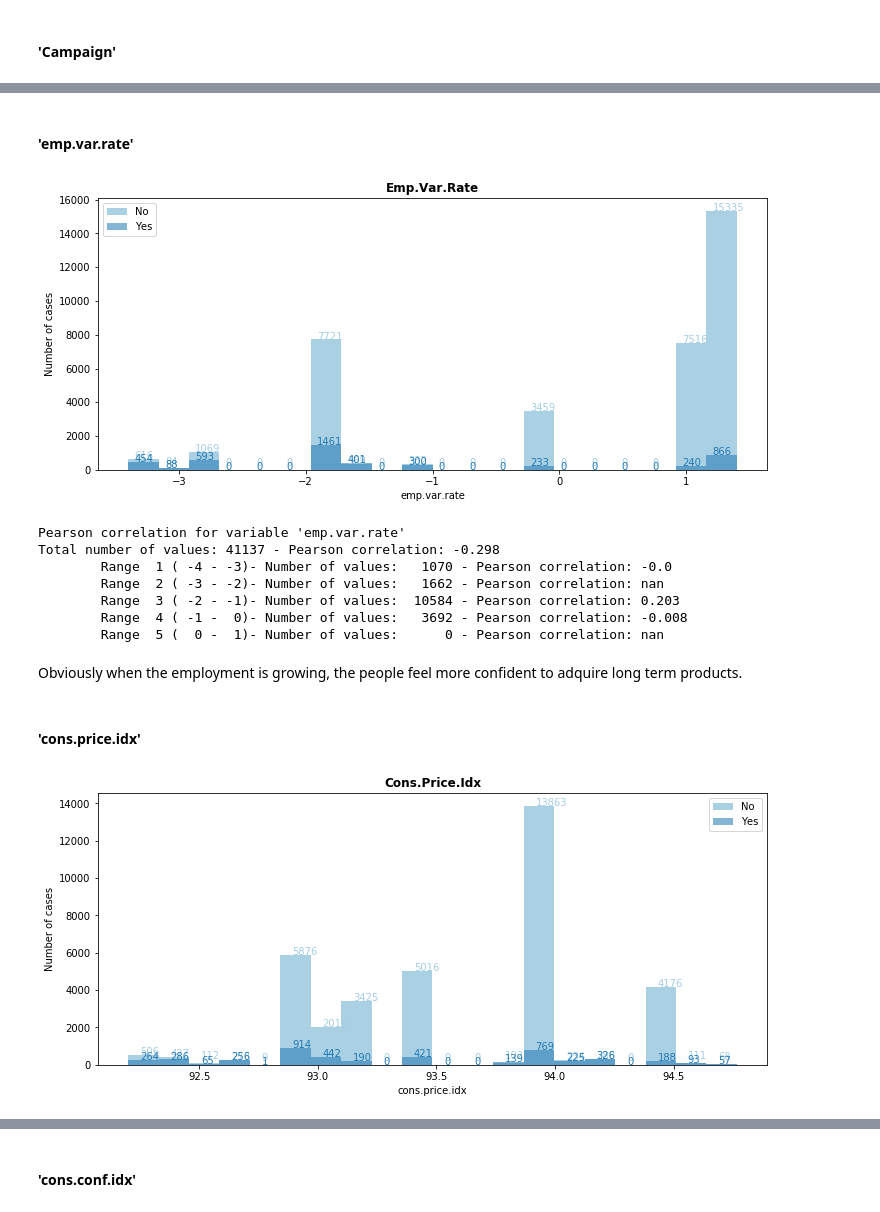
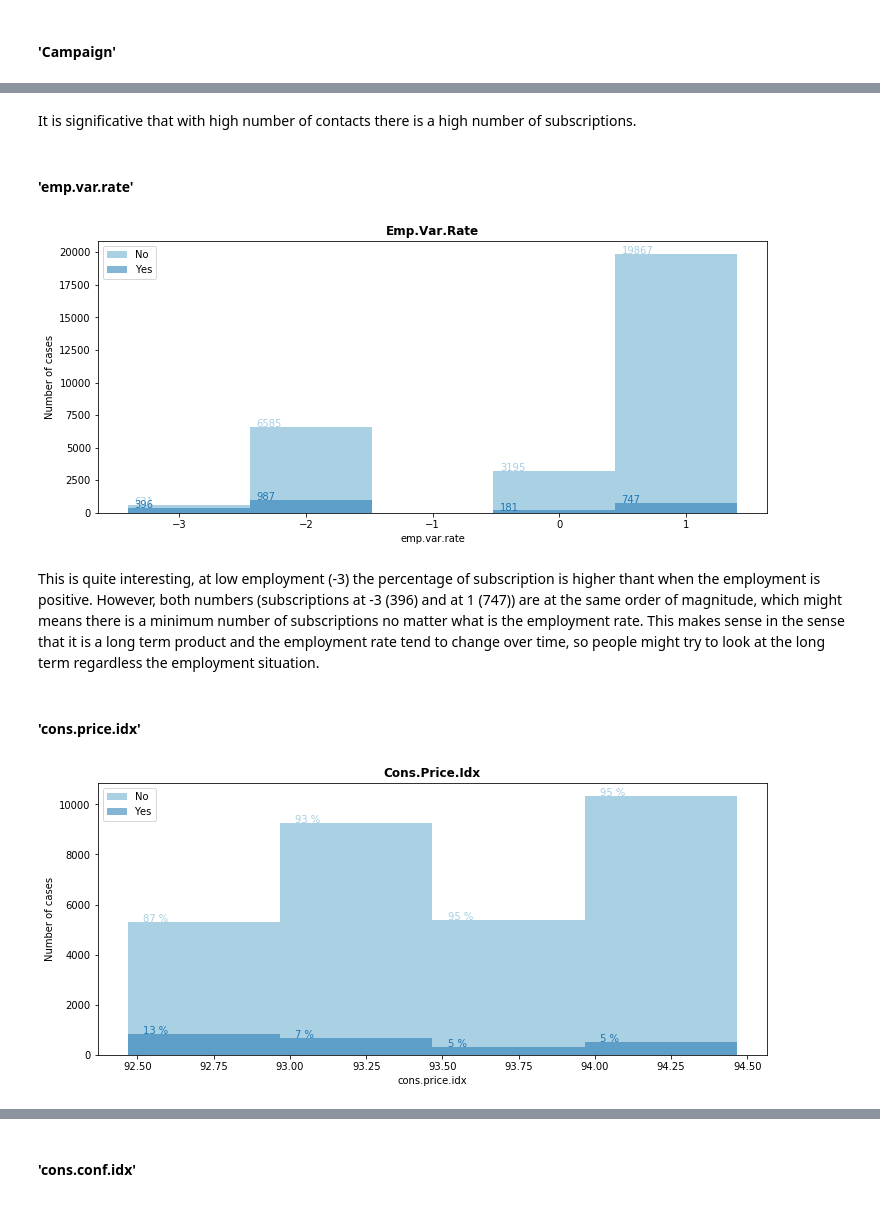
Before and after one commit to germa89/DataScientist-JobAssessment, a Jupyter notebook: Finance Job Assessment-Notebook.ipynb, the cells around one changed output, grey strips where cells are left out. Saved outputs shown, nothing was run; the diff lists cells and outputs as text; code cells hidden in the pictures.

```diff
--- a/Finance Job Assessment-Notebook.ipynb
+++ b/Finance Job Assessment-Notebook.ipynb
@@ -212,5 +488,3 @@ Eventually I'm going to need to repeat this change in the rest of the categorica
 # %%
 # Replacing by int.
-df['y'] = [
-    1 if x=='yes' else 0 for x in df.y
-]
+df['subscribed'] = [1 if x=='yes' else 0 for x in df.subscribed]
@@ -291,28 +547,2 @@ I'm going to see more clearly how the data is spreaded in those columns and deci
 # %% [markdown]
 #### 'Age'
-# %%
-def inspect_num_var(df,name_column,bins=20):
-    fig, ax = plt.subplots(1, figsize = (12,5))
-
-    d, bins, patches = ax.hist(df[df['y']==0][name_column], bins, alpha = 0.95, label='No',color=colors_[0])
-
-    for i, each_patch in enumerate(patches):
-        #To avoid overlapping
-        if each_patch.get_height()< 208:
-            heigh_ = each_patch.get_height() + 208
-        else:
-            heigh_ = each_patch.get_height() + 8
-
-        ax.annotate('{:.0f}'.format(d[i]), (each_patch.get_x()+0.05, heigh_),color=colors_[0])
-
-    d, bins, patches = ax.hist(df[df['y']==1][name_column], bins, alpha = 0.55, label='Yes',color=colors_[1])
-
-    for i, each_patch in enumerate(patches):
-        ax.annotate('{:.0f}'.format(d[i]), (each_patch.get_x()+0.05, each_patch.get_height()+8),color=colors_[1])
-
-    ax.set_title(name_column.title(), fontweight="bold")
-    ax.set_ylabel("Number of cases")
-    ax.set_xlabel(name_column)
-    ax.legend()
-
-inspect_num_var(df,'age')
@@ -404,3 +628,0 @@ I can delete all data where the number of contacts has been over 30.
-# %%
-df.drop(axis=0,index=df[df['campaign']>30].index, inplace=True)
-print(df.shape)
@@ -443,3 +644,0 @@ It is significative the strong correlationship between no subscription and very
-# %%
-df.drop(axis=0,index=df[df['previous']>5].index, inplace=True)
-print(df.shape)
@@ -448,24 +649,17 @@ print(df.shape)
+# %% [markdown]
+It is significative that with high number of contacts there is a high number of subscriptions.
 # %% [markdown]
 #### 'emp.var.rate'
 # %%
-inspect_num_var(df,'emp.var.rate')
+inspect_num_var(df,'emp.var.rate', bins=5, percentage=False);
 # %% [output]
-[figure, old version]
+[figure, new version]
-# %%
-get_pearson_coeff(df,'emp.var.rate',range(-4,2))
-# %% [output]
-Pearson correlation for variable 'emp.var.rate'
-Total number of values: 41137 - Pearson correlation: -0.298
-        Range  1 ( -4 - -3)- Number of values:   1070 - Pearson correlation: -0.0
-        Range  2 ( -3 - -2)- Number of values:   1662 - Pearson correlation: nan
-        Range  3 ( -2 - -1)- Number of values:  10584 - Pearson correlation: 0.203
-        Range  4 ( -1 -  0)- Number of values:   3692 - Pearson correlation: -0.008
-        Range  5 (  0 -  1)- Number of values:      0 - Pearson correlation: nan
-# %% [markdown]
-Obviously when the employment is growing, the people feel more confident to adquire long term products.
+# %% [markdown]
+This is quite interesting, at low employment (-3) the percentage of subscription is higher thant when the employment is positive.
+However, both numbers (subscriptions at -3 (396) and at 1 (747)) are at the same order of magnitude, which might means there is a minimum number of subscriptions no matter what is the employment rate. This makes sense in the sense that it is a long term product and the employment rate tend to change over time, so people might try to look at the long term regardless the employment situation.
 # %% [markdown]
 #### 'cons.price.idx'
 # %%
-inspect_num_var(df,'cons.price.idx')
+inspect_num_var(df, 'cons.price.idx', bins=4);
 # %% [output]
-[figure, old version]
+[figure, new version]
```
Also changed, not shown: parts of 199 cells of this notebook, 1 other file.
